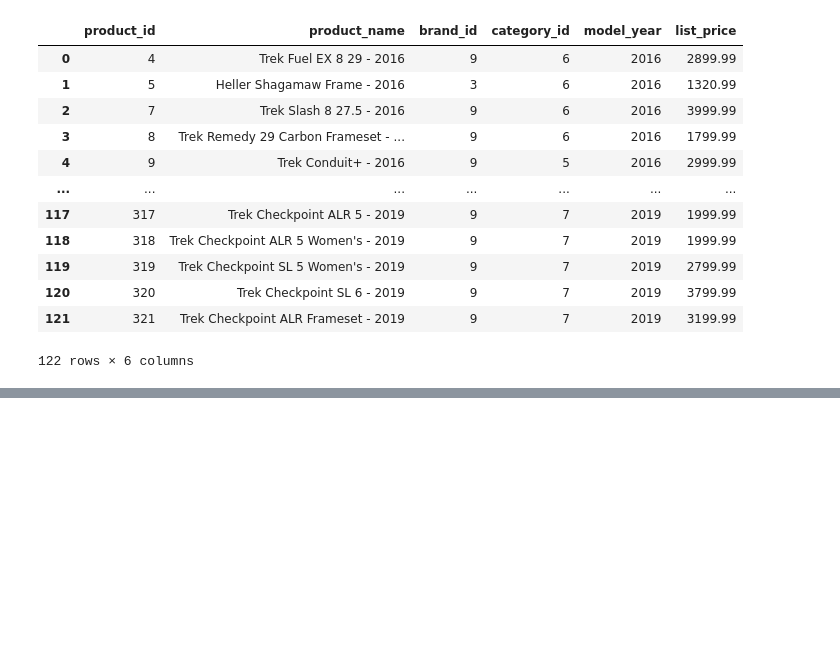
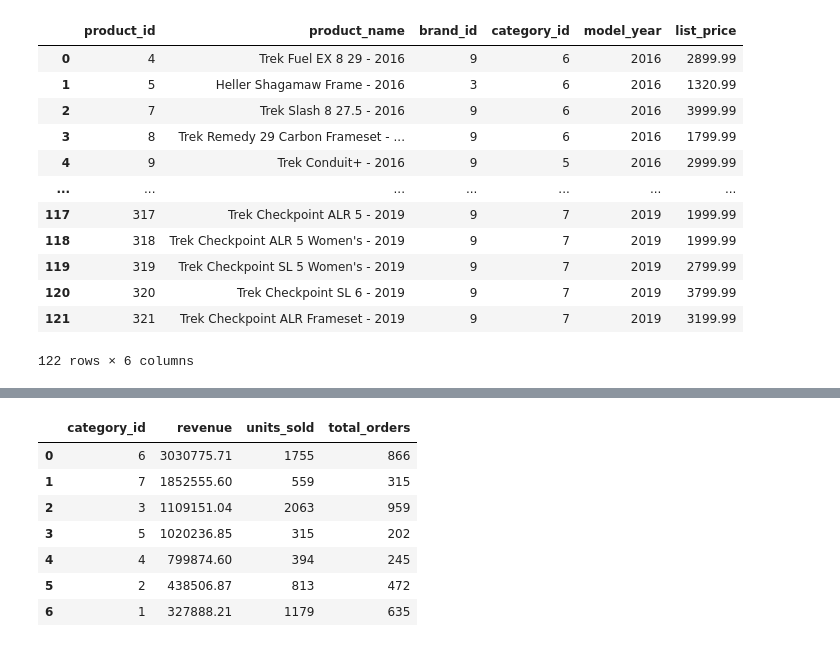
Before and after one commit to Priyanshu-Bhattacharjee-Professional/RDBMS_bike_store_trend_analysis, a Jupyter notebook: RDBMS_V1.ipynb, the cells around one changed output, grey strips where cells are left out. Saved outputs shown, nothing was run; the diff lists cells and outputs as text; code cells hidden in the pictures; blank space fills up the shorter version.

```diff
--- a/RDBMS_V1.ipynb
+++ b/RDBMS_V1.ipynb
@@ -421,0 +501,44 @@ df
+# %%
+query = """
+WITH category_sales AS (
+    SELECT
+        DISTINCT
+        order_id,
+        order_items.product_id,
+        quantity,
+        order_items.list_price,
+        quantity * order_items.list_price AS line_subtotal,
+        category_id
+    FROM
+        order_items
+    INNER JOIN
+        products
+    ON
+        order_items.product_id = products.product_id
+
+)
+
+SELECT
+    category_id,
+    SUM(line_subtotal) AS revenue,
+    SUM(quantity) AS units_sold,
+    COUNT(DISTINCT order_id) AS total_orders
+FROM
+    category_sales
+GROUP BY
+    category_id
+ORDER BY
+    revenue DESC;
+"""
+
+df = pd.read_sql_query(query, connection)
+df
+# %% [output]
+|  | category_id | revenue | units_sold | total_orders |
+| 0 | 6 | 3030775.71 | 1755 | 866 |
+| 1 | 7 | 1852555.60 | 559 | 315 |
+| 2 | 3 | 1109151.04 | 2063 | 959 |
+| 3 | 5 | 1020236.85 | 315 | 202 |
+| 4 | 4 | 799874.60 | 394 | 245 |
+| 5 | 2 | 438506.87 | 813 | 472 |
+| 6 | 1 | 327888.21 | 1179 | 635 |
```
Also changed, not shown: parts of 5 cells of this notebook, 1 other file.
